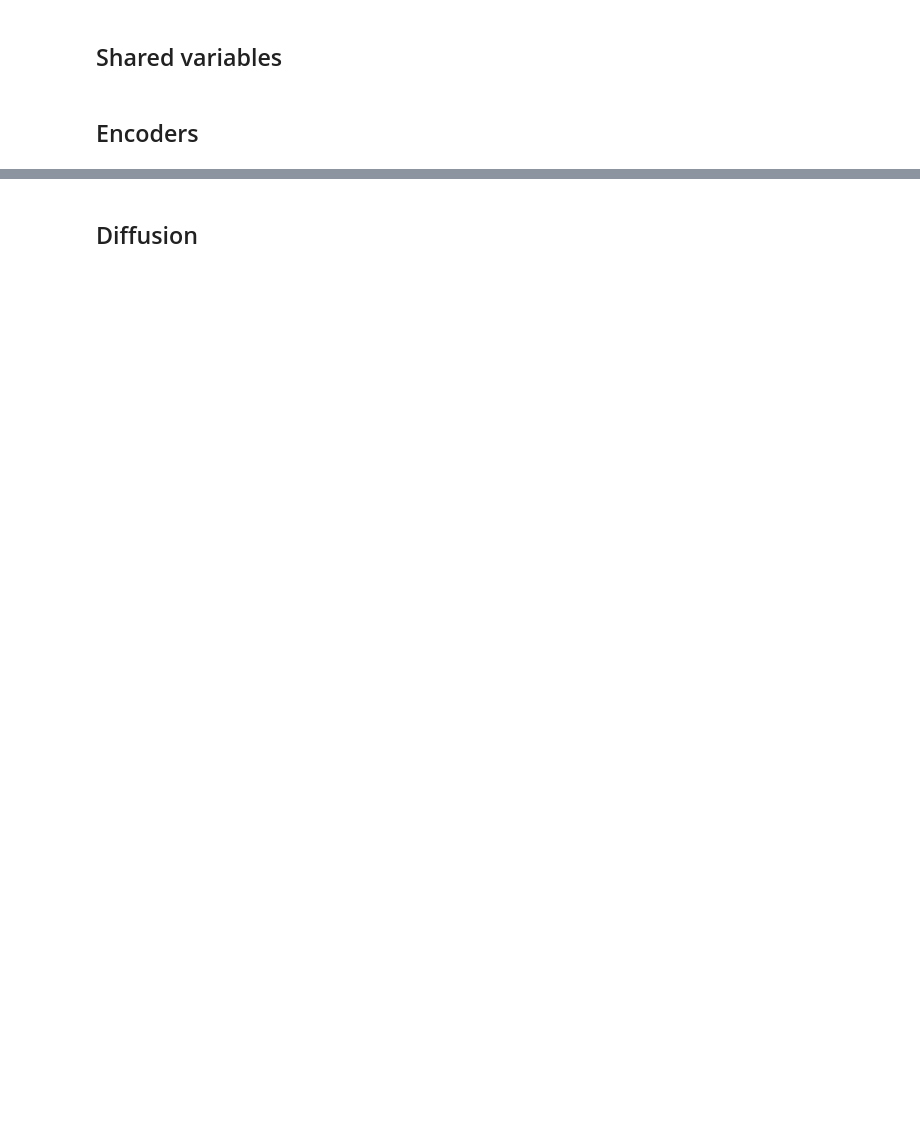
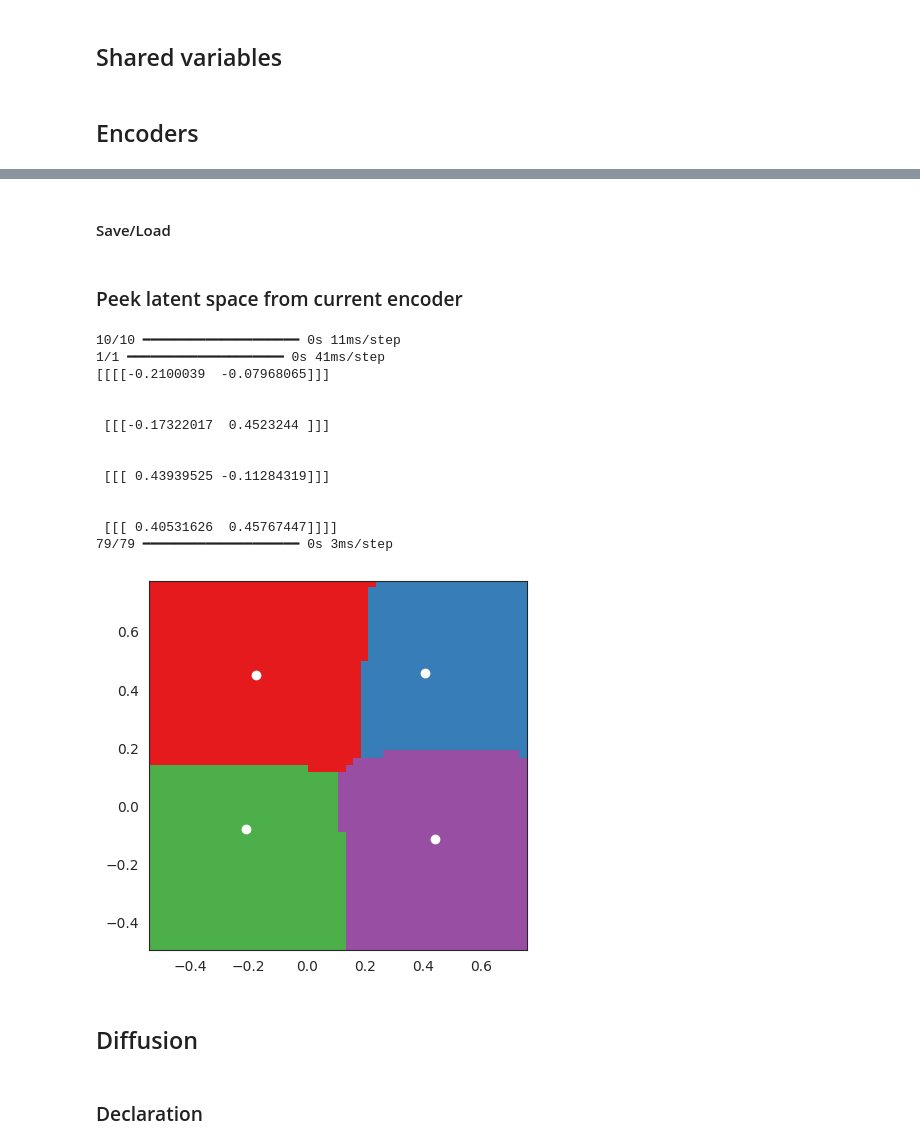
Before and after one commit to Sotakebk/voxel-nn, a Jupyter notebook: Python/voxel_nn.ipynb, the cells around one changed output, grey strips where cells are left out. Cells and saved outputs as stored; diff of their text form; code cells hidden in the pictures; blank space fills up the shorter version.

```diff
--- a/Python/voxel_nn.ipynb
+++ b/Python/voxel_nn.ipynb
@@ -127,0 +181,7 @@ def create_decoder(block_type_count, latent_dimensions):
+# %%
+from voxelnn import jupyter_tools as jt
+
+vae_encoder = jt.load_model(shared_model_path, "vae_encoder.keras")
+vae_decoder = jt.load_model(shared_model_path, "vae_decoder.keras")
+encoder = vae_encoder
+decoder = vae_decoder
@@ -177,2 +218,0 @@ if real_dims == 2:
-# %%
-z_mean, _, z = e.predict(blocks)
@@ -201,2 +219,4 @@ for i in range(50):
+# %% [markdown]
+#### Save/Load
 # %%
 from voxelnn import jupyter_tools as jt
@@ -205,5 +226,9 @@ jt.save_model(shared_model_path, "decoder.keras", d)
 # %%
 from voxelnn import jupyter_tools as jt
 
-e = jt.load_model(shared_model_path, "encoder.keras")
-d = jt.load_model(shared_model_path, "decoder.keras")
+sae_encoder = jt.load_model(shared_model_path, "sae_encoder.keras")
+sae_decoder = jt.load_model(shared_model_path, "sae_decoder.keras")
+encoder = sae_encoder
+decoder = sae_decoder
+# %% [markdown]
+### Peek latent space from current encoder
@@ -210,5 +239,53 @@ d = jt.load_model(shared_model_path, "decoder.keras")
+# %%
+import numpy as np
+import matplotlib.pyplot as plt
+
+def peek_latent_space(encoder, decoder, blocks, block_type_count):
+    z_mean, z_var, z = encoder.predict(blocks)
+    distinct_block = np.arange(block_type_count).reshape(block_type_count, 1, 1)
+    poles, _, _ = encoder.predict(distinct_block)
+    print(poles)
+    poles_x = poles[...,0].reshape(block_type_count)
+    poles_y = poles[...,1].reshape(block_type_count)
+    steps = 50
+    min_x = np.min(z[...,0])
+    min_y = np.min(z[...,1])
+    max_x = np.max(z[...,0])
+    max_y = np.max(z[...,1])
+    x = np.linspace(min_x, max_x, num=steps)
+    y = np.linspace(min_y, max_y, num=steps)
+    XY = np.meshgrid(x,y)
+    XY = np.array(XY).transpose()
+    XY = XY.reshape(steps*steps, 1, 1, 2)
+    decoded = decoder.predict(XY)
+    real = np.argmax(decoded, axis=-1)
+    real = real.reshape(steps, steps)
+    colors_local = np.array(mpl.colormaps['Set1'].colors)
+    colored_real = colors_local[real]
+    plt.figure()
+    ax = plt.imshow(colored_real, extent=[min_x, max_x, min_y, max_y])
+    plt.scatter(x=poles_x, y=poles_y, color='white')
+
+peek_latent_space(encoder, decoder, blocks, block_type_count)
+# %% [output]
+10/10 ━━━━━━━━━━━━━━━━━━━━ 0s 11ms/step
+1/1 ━━━━━━━━━━━━━━━━━━━━ 0s 41ms/step
+[[[[-0.2100039  -0.07968065]]]
+
+
+ [[[-0.17322017  0.4523244 ]]]
+
+
+ [[[ 0.43939525 -0.11284319]]]
+
+
+ [[[ 0.40531626  0.45767447]]]]
+79/79 ━━━━━━━━━━━━━━━━━━━━ 0s 3ms/step
+[figure, added]
 # %% [markdown]
 ## Diffusion
+# %% [markdown]
+### Declaration
 # %%
 from voxelnn.diffusion import unet_builder
 
```
Also changed, not shown: parts of 59 cells of this notebook, 13 other files.
